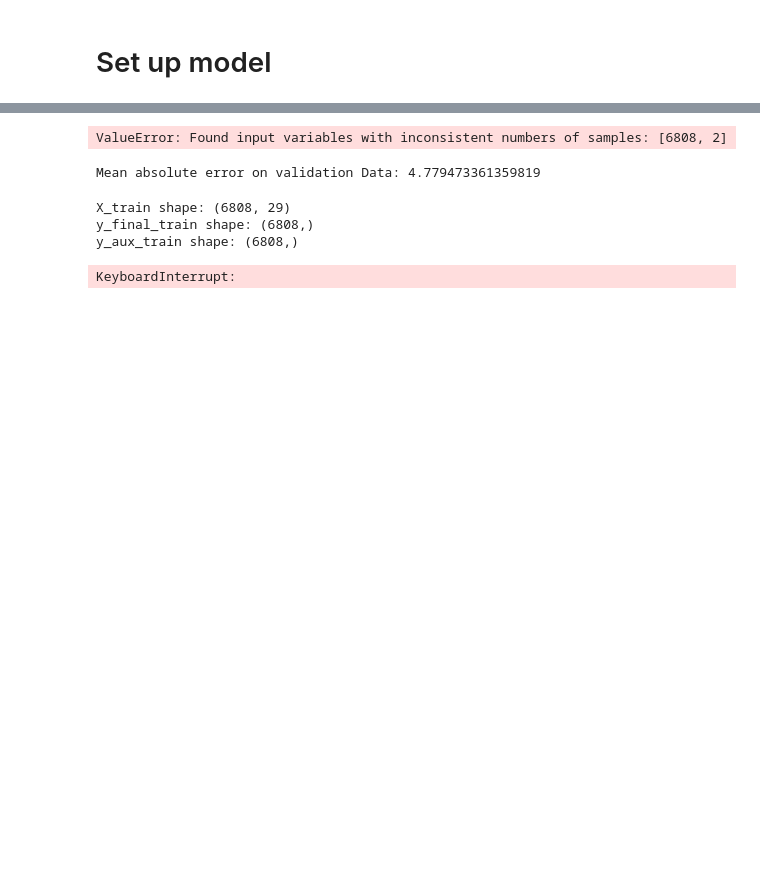
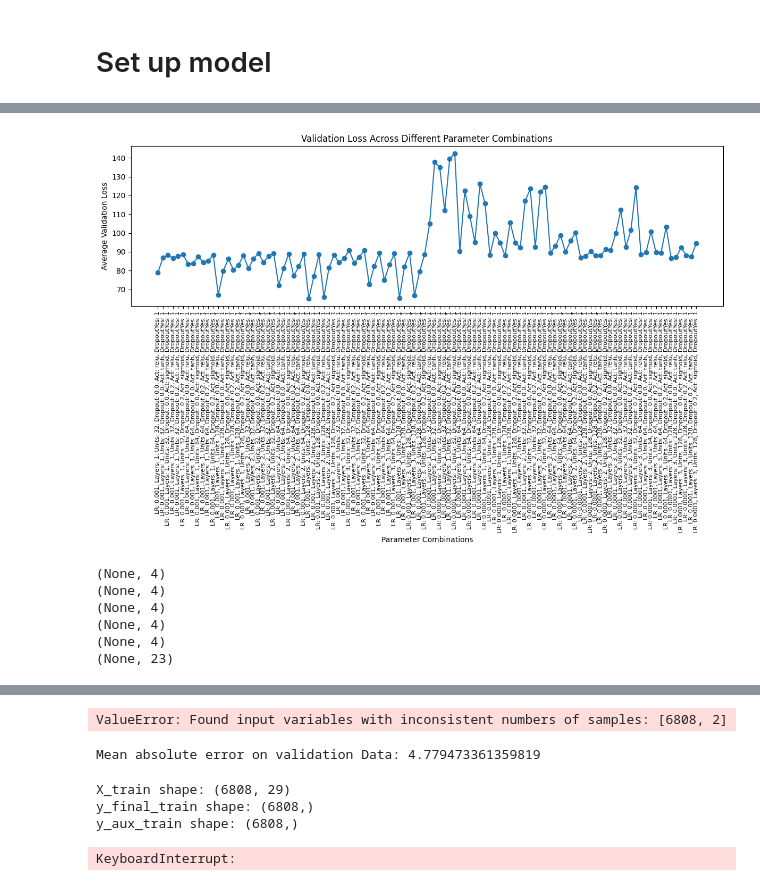
Before and after one commit to davidhong013/csci567_final_project, a Jupyter notebook: 567_Project_NN.ipynb, the cells around one changed output, grey strips where cells are left out. Cells and saved outputs as stored; diff of their text form; code cells hidden in the pictures; blank space fills up the shorter version.

```diff
--- a/567_Project_NN.ipynb
+++ b/567_Project_NN.ipynb
@@ -254,12 +223,19 @@ import warnings
 warnings.filterwarnings("ignore", category=DeprecationWarning)
 warnings.filterwarnings("ignore", category=UserWarning)
 # %%
-# categorical_features = ['possessionTeam', 'defensiveTeam', 'yardlineSide', 'offenseFormation', 'Position', 'playDirection']
+categorical_features = ['possessionTeam', 'defensiveTeam', 'yardlineSide', 'offenseFormation', 'Position']
 
-# # Calculate the number of unique categories for each feature
-# categorical_feature_sizes = [X_train[feature].nunique() + 1 for feature in categorical_features]  # +1 for zero-indexing
-# categorical_indices = [X_train.columns.get_loc(c) for c in categorical_features if c in X_train.columns]
-# X_train = df.to_numpy()
-# print(categorical_feature_sizes)
-# print(categorical_indices)
-# print(X_train)
+# Calculate the number of unique categories for each feature
+categorical_feature_sizes = [X_train[feature].nunique() + 1 for feature in categorical_features]  # +1 for zero-indexing
+categorical_indices = [X_train.columns.get_loc(c) for c in categorical_features if c in X_train.columns]
+numerical_indices = [X_train.columns.get_loc(c) for c in X_train.columns if c not in categorical_features]
+print(categorical_feature_sizes)
+print(categorical_indices)
+categorical_feature_info = {
+    4: {'input_dim': 33, 'output_dim': 4},  # example: feature at index 0, 10 categories, embedding size 4
+    5: {'input_dim': 33, 'output_dim': 4},  # example: feature at index 2, 15 categories, embedding size 5
+    6: {'input_dim': 34, 'output_dim': 4},
+    12: {'input_dim': 9, 'output_dim': 4},
+    23: {'input_dim': 10, 'output_dim': 4}
+}
+print(numerical_indices)
@@ -372,0 +379,39 @@ Avg. Validation Loss for params (0.001, 2, 128, 0.2, 'sigmoid', 1): 88.304818725
+# %%
+import matplotlib.pyplot as plt
+
+plt.figure(figsize=(12, 8))  # Slightly larger figure size
+plt.plot(parameter_labels, avg_validation_losses, marker='o', linestyle='-')
+plt.xlabel('Parameter Combinations')
+plt.ylabel('Average Validation Loss')
+plt.title('Validation Loss Across Different Parameter Combinations')
+plt.xticks(rotation=90, fontsize=8)  # Rotate and reduce font size of x-axis labels
+plt.tight_layout()  # Adjust layout to make room for label rotation
+plt.show()
+# %% [output]
+[figure, added]
+# %%
+parameter_labels[np.argmin(avg_validation_losses)]
+model = create_model(
+            number_of_features=X_train.shape[1],
+            learning_rate=0.001,
+            n_layers=2,
+            n_units=128,
+            dropout_rate=0,
+            dropoutYes=1,
+            activation='relu'
+        )
+history = model.fit(
+            X_train, [y_final_train, y_aux_train],
+            validation_data=(X_val, [y_final_val, y_aux_val]),
+            epochs=100,
+            batch_size=16,
+            verbose=0,
+            callbacks=[early_stopping]
+        )
+# %% [output]
+(None, 4)
+(None, 4)
+(None, 4)
+(None, 4)
+(None, 4)
+(None, 23)
```
Also changed, not shown: parts of 10 cells of this notebook, 1 other file.
